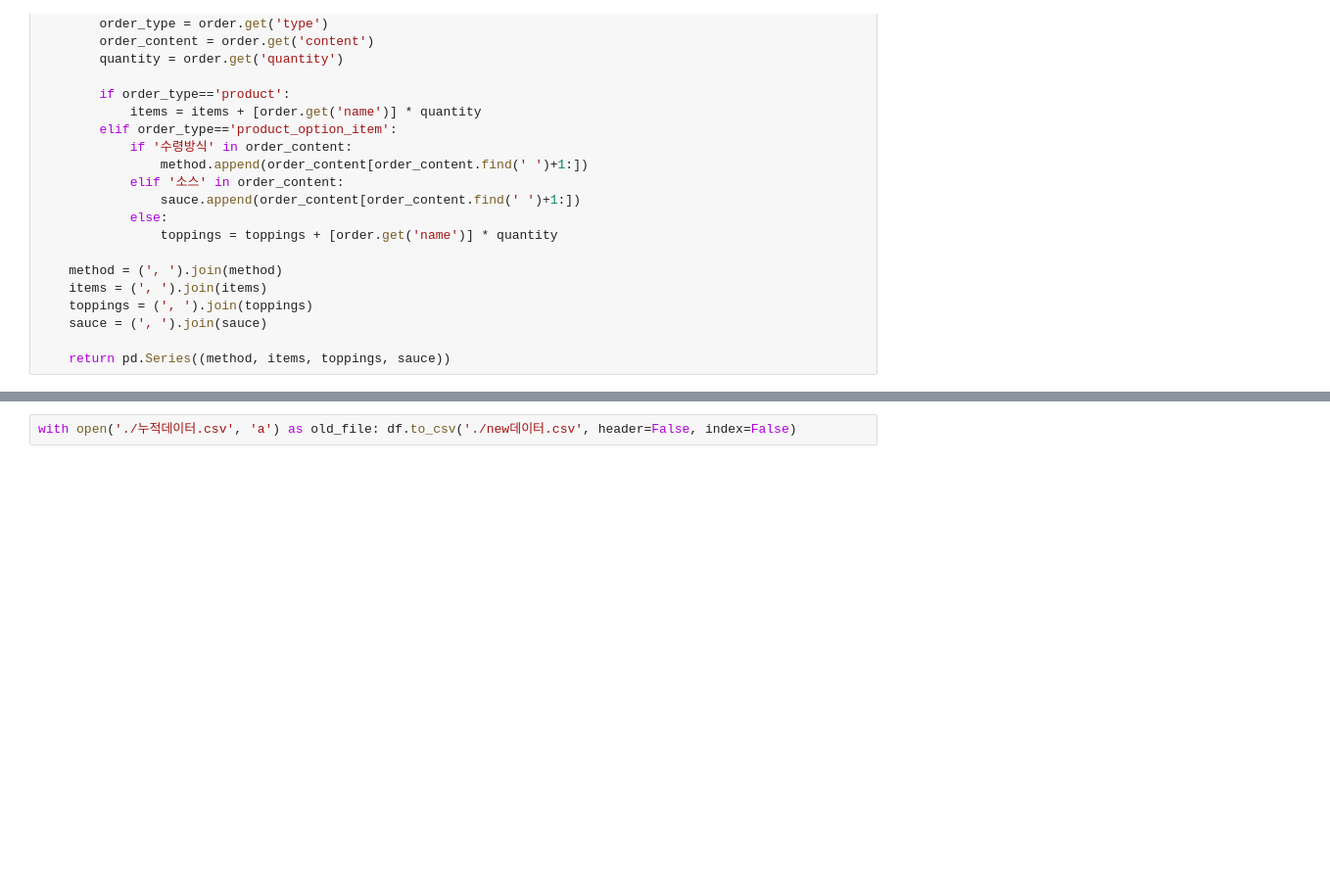
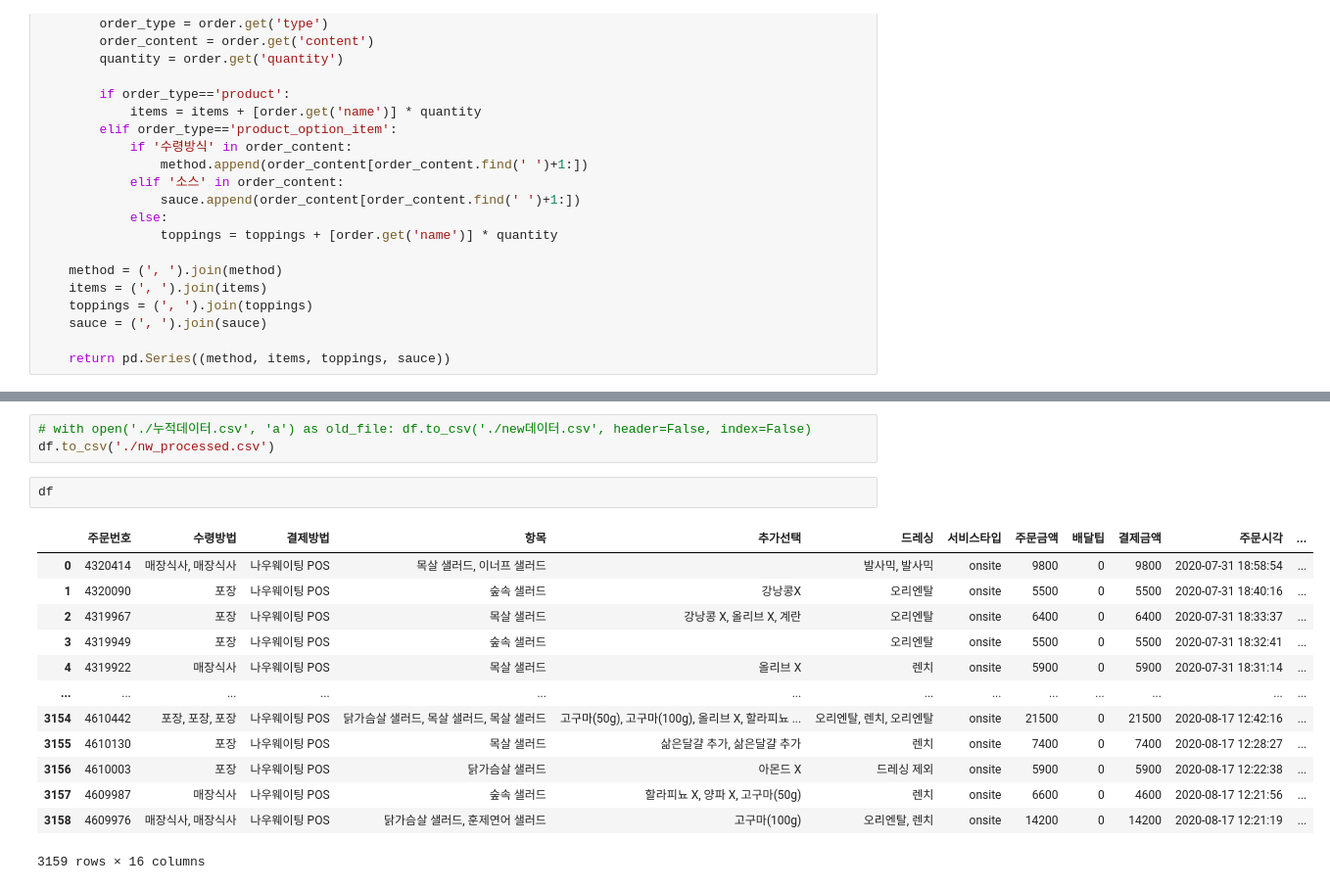
Before and after one commit to imeugeneco/food-delivery, a Jupyter notebook: nw_processing.ipynb, the cells around one changed output, grey strips where cells are left out. Shown at 98% size. Saved outputs shown, nothing was run; the diff lists cells and outputs as text; blank space fills up the shorter version.

```diff
--- a/nw_processing.ipynb
+++ b/nw_processing.ipynb
@@ -129,2 +130,19 @@ target.head()
 # %%
-with open('./누적데이터.csv', 'a') as old_file: df.to_csv('./new데이터.csv', header=False, index=False)
+# with open('./누적데이터.csv', 'a') as old_file: df.to_csv('./new데이터.csv', header=False, index=False)
+df.to_csv('./nw_processed.csv')
+# %%
+df
+# %% [output]
+|  | 주문번호 | 수령방법 | 결제방법 | 항목 | 추가선택 | 드레싱 | 서비스타입 | 주문금액 | 배달팁 | 결제금액 | 주문시각 | ... |
+| 0 | 4320414 | 매장식사, 매장식사 | 나우웨이팅 POS | 목살 샐러드, 이너프 샐러드 |  | 발사믹, 발사믹 | onsite | 9800 | 0 | 9800 | 2020-07-31 18:58:54 | ... |
+| 1 | 4320090 | 포장 | 나우웨이팅 POS | 숲속 샐러드 | 강낭콩X | 오리엔탈 | onsite | 5500 | 0 | 5500 | 2020-07-31 18:40:16 | ... |
+| 2 | 4319967 | 포장 | 나우웨이팅 POS | 목살 샐러드 | 강낭콩 X, 올리브 X, 계란 | 오리엔탈 | onsite | 6400 | 0 | 6400 | 2020-07-31 18:33:37 | ... |
+| 3 | 4319949 | 포장 | 나우웨이팅 POS | 숲속 샐러드 |  | 오리엔탈 | onsite | 5500 | 0 | 5500 | 2020-07-31 18:32:41 | ... |
+| 4 | 4319922 | 매장식사 | 나우웨이팅 POS | 목살 샐러드 | 올리브 X | 렌치 | onsite | 5900 | 0 | 5900 | 2020-07-31 18:31:14 | ... |
+| ... | ... | ... | ... | ... | ... | ... | ... | ... | ... | ... | ... | ... |
+| 3154 | 4610442 | 포장, 포장, 포장 | 나우웨이팅 POS | 닭가슴살 샐러드, 목살 샐러드, 목살 샐러드 | 고구마(50g), 고구마(100g), 올리브 X, 할라피뇨 ... | 오리엔탈, 렌치, 오리엔탈 | onsite | 21500 | 0 | 21500 | 2020-08-17 12:42:16 | ... |
+| 3155 | 4610130 | 포장 | 나우웨이팅 POS | 목살 샐러드 | 삶은달걀 추가, 삶은달걀 추가 | 렌치 | onsite | 7400 | 0 | 7400 | 2020-08-17 12:28:27 | ... |
+| 3156 | 4610003 | 포장 | 나우웨이팅 POS | 닭가슴살 샐러드 | 아몬드 X | 드레싱 제외 | onsite | 5900 | 0 | 5900 | 2020-08-17 12:22:38 | ... |
+| 3157 | 4609987 | 매장식사 | 나우웨이팅 POS | 숲속 샐러드 | 할라피뇨 X, 양파 X, 고구마(50g) | 렌치 | onsite | 6600 | 0 | 4600 | 2020-08-17 12:21:56 | ... |
+| 3158 | 4609976 | 매장식사, 매장식사 | 나우웨이팅 POS | 닭가슴살 샐러드, 훈제연어 샐러드 | 고구마(100g) | 오리엔탈, 렌치 | onsite | 14200 | 0 | 14200 | 2020-08-17 12:21:19 | ... |
+3159 rows × 16 columns
```
Also changed, not shown: parts of 6 cells of this notebook, 2 other files.
